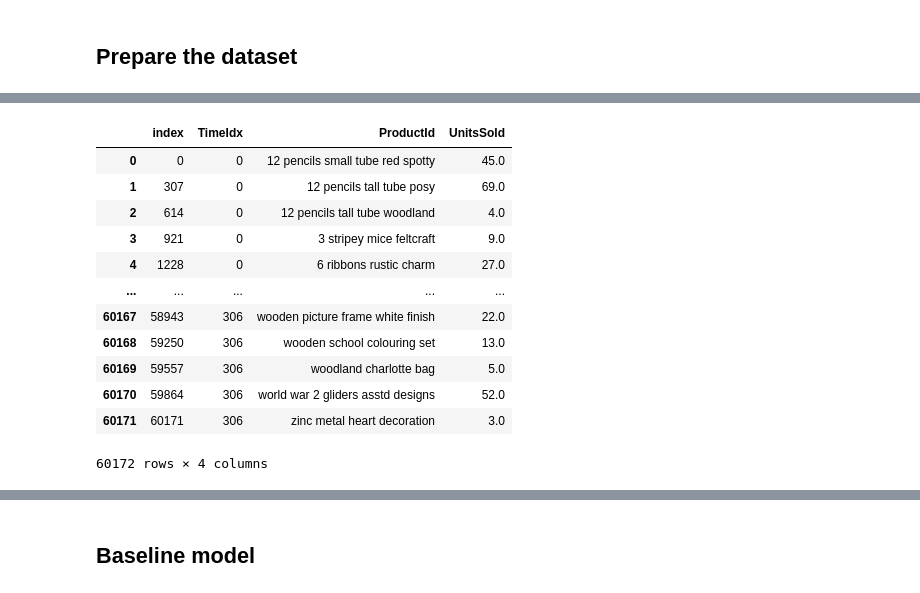
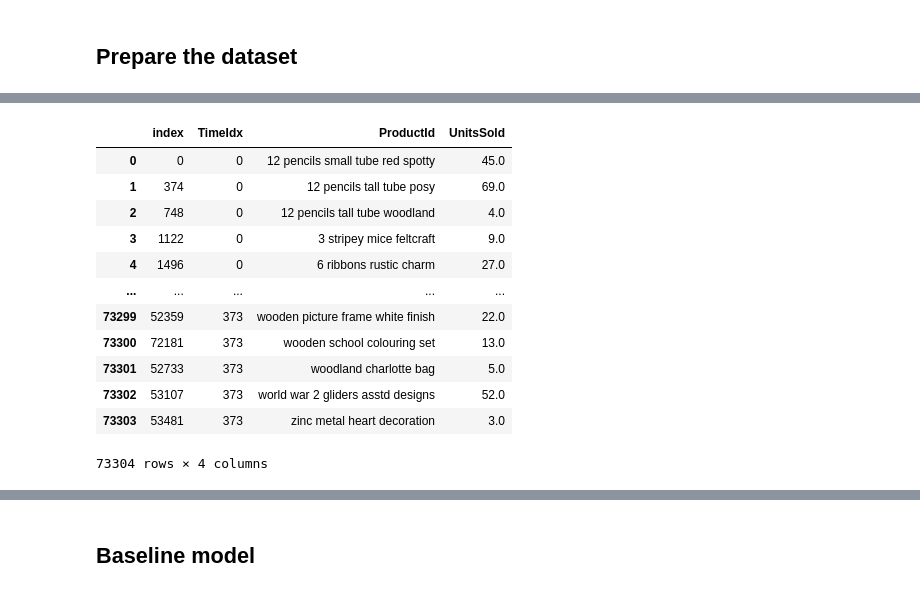
Before and after one commit to luizvalle/ieor4578_project2, a Jupyter notebook: notebooks/tft/temporal_fusion_transformer.ipynb, the cells around one changed output, grey strips where cells are left out. Drawn from its saved outputs; the diff is of its cells as text; code cells hidden in the pictures.

```diff
--- a/notebooks/tft/temporal_fusion_transformer.ipynb
+++ b/notebooks/tft/temporal_fusion_transformer.ipynb
@@ -112,8 +99,0 @@ DatetimeIndex(['2009-12-12', '2009-12-19', '2009-12-24', '2009-12-25',
-# %%
-all_products = online_retail_df['FuzzedDescription'].unique()
-full_index = pd.MultiIndex.from_product(
-    [all_products, expected_dates],
-    names=['FuzzedDescription', 'Date']
-)
-
-complete_df = online_retail_df.set_index(["FuzzedDescription", "Date"]).reindex(full_index).reset_index().fillna(0)
@@ -148,28 +102,29 @@ pivoted_data
 # %%
 # The PyTorch TFT expects the time axis to be a
 # natural number, not datetime, so we format the
 # data appropriately.
-formatted_df = pivoted_data.reset_index().melt(id_vars="Date",
-                                               var_name="ProductId",
-                                               value_name="UnitsSold")
+formatted_df = online_retail_df.rename(columns={
+    'Description': 'ProductId'
+})
 formatted_df = formatted_df.sort_values(['Date', 'ProductId'])
 formatted_df.loc[:,'TimeIdx'] = formatted_df.groupby("ProductId").cumcount()
 formatted_df = formatted_df[['TimeIdx', 'ProductId', 'UnitsSold']].reset_index()
+formatted_df['UnitsSold'] = formatted_df['UnitsSold'].astype(float)
 formatted_df
 # %% [output]
 |  | index | TimeIdx | ProductId | UnitsSold |
 | 0 | 0 | 0 | 12 pencils small tube red spotty | 45.0 |
-| 1 | 307 | 0 | 12 pencils tall tube posy | 69.0 |
-| 2 | 614 | 0 | 12 pencils tall tube woodland | 4.0 |
-| 3 | 921 | 0 | 3 stripey mice feltcraft | 9.0 |
-| 4 | 1228 | 0 | 6 ribbons rustic charm | 27.0 |
+| 1 | 374 | 0 | 12 pencils tall tube posy | 69.0 |
+| 2 | 748 | 0 | 12 pencils tall tube woodland | 4.0 |
+| 3 | 1122 | 0 | 3 stripey mice feltcraft | 9.0 |
+| 4 | 1496 | 0 | 6 ribbons rustic charm | 27.0 |
 | ... | ... | ... | ... | ... |
-| 60167 | 58943 | 306 | wooden picture frame white finish | 22.0 |
-| 60168 | 59250 | 306 | wooden school colouring set | 13.0 |
-| 60169 | 59557 | 306 | woodland charlotte bag | 5.0 |
-| 60170 | 59864 | 306 | world war 2 gliders asstd designs | 52.0 |
-| 60171 | 60171 | 306 | zinc metal heart decoration | 3.0 |
+| 73299 | 52359 | 373 | wooden picture frame white finish | 22.0 |
+| 73300 | 72181 | 373 | wooden school colouring set | 13.0 |
+| 73301 | 52733 | 373 | woodland charlotte bag | 5.0 |
+| 73302 | 53107 | 373 | world war 2 gliders asstd designs | 52.0 |
+| 73303 | 53481 | 373 | zinc metal heart decoration | 3.0 |
-60172 rows × 4 columns
+73304 rows × 4 columns
 # %%
 training_cutoff = formatted_df['TimeIdx'].max() - 30  # Leave 30 days for validation
 min_prediction_length = 1  # day
```
Also changed, not shown: parts of 14 cells of this notebook.
